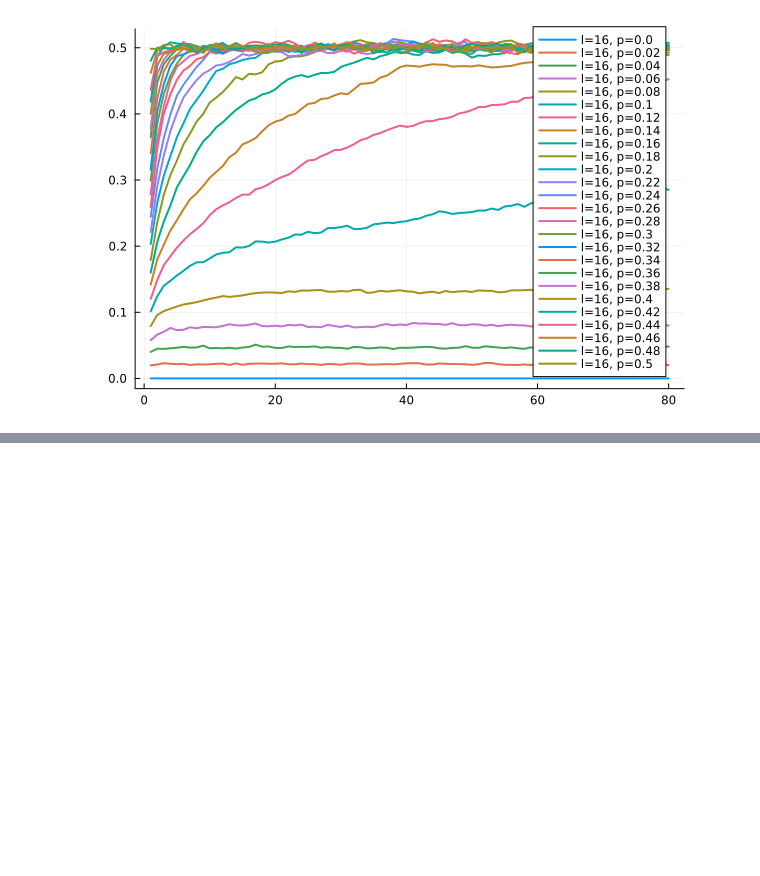
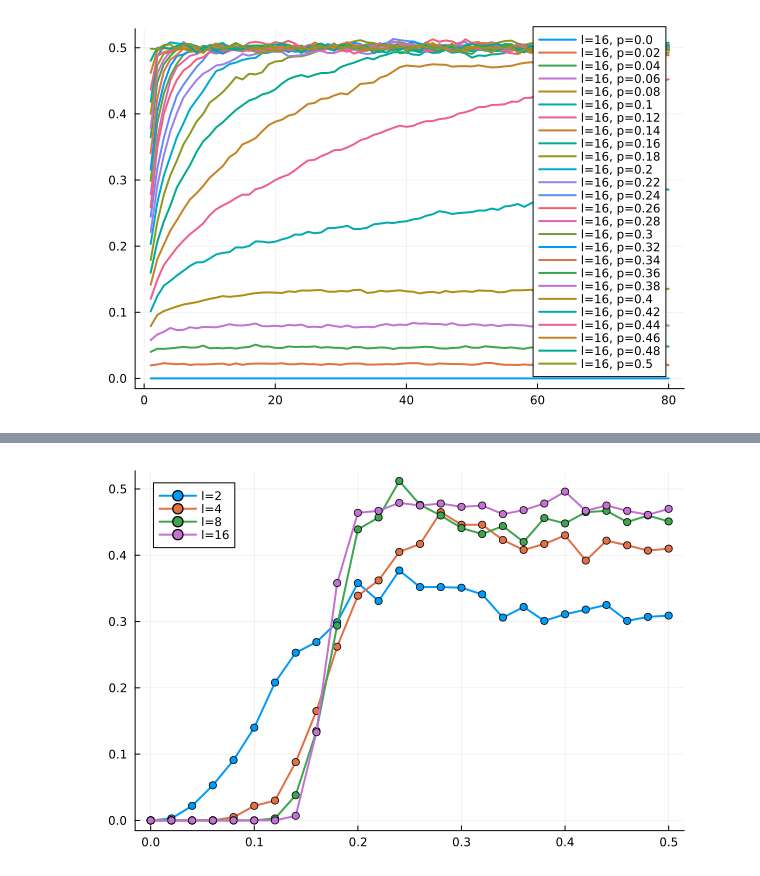
Before and after one commit to alilavas/toom, a Jupyter notebook: main.ipynb, the cells around one changed output, grey strips where cells are left out. Cells and saved outputs as stored; diff of their text form; code cells hidden in the pictures; blank space fills up the shorter version.

Commit message:
Added local majority rule

```diff
--- a/main.ipynb
+++ b/main.ipynb
@@ -276,0 +296,28 @@ display(plt)
+# %%
+avgNum=1000
+
+ls=[2,4,8,16]
+ps=collect(0:0.02:.5)
+
+
+data=Array{Any}(undef,length(ls),length(ps))
+
+
+for i_l in eachindex(ls)
+    l=ls[i_l]
+    T=5*l
+    println("\nl:$l")
+    for i_p in eachindex(ps)
+        p=ps[i_p]
+        print("p:$p| ")
+        k=0
+        for r in 1:avgNum
+            code=CircularArray(zeros(UInt8,l,l))
+            for t in 1:T
+                code=evolve(code,localMajRule,p,p)
+            end
+            k+=logical(code)
+        end
+        data[i_l,i_p]=k/avgNum
+    end
+end
@@ -276,0 +333,13 @@ display(plt)
+# %%
+plt=plot()
+for i_l in eachindex(ls)
+    l=ls[i_l]
+    Ys=[]
+    for i_p in eachindex(ps)
+        push!(Ys, data[i_l,i_p])
+    end
+    plot!(plt,ps,Ys,label="l=$l",marker=:circle,lw=2)
+end
+display(plt)
+# %% [output]
+[figure, added]
```
Also changed, not shown: parts of 7 cells of this notebook.
